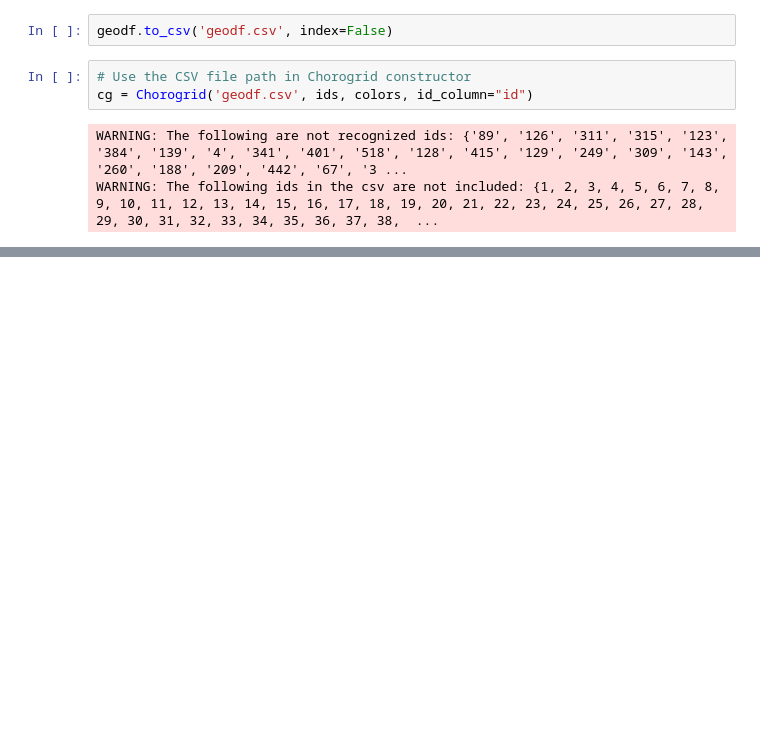
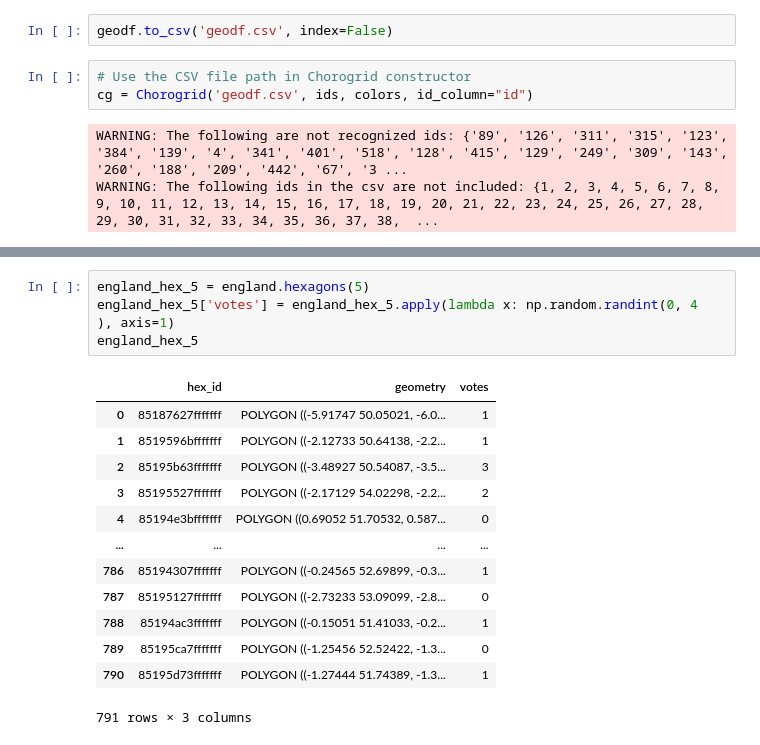
Before and after one commit to willgreen93/UK_election, a Jupyter notebook: interface/interface_new.ipynb, the cells around one changed output, grey strips where cells are left out. Saved outputs shown, nothing was run; the diff lists cells and outputs as text; blank space fills up the shorter version.

```diff
--- a/interface/interface_new.ipynb
+++ b/interface/interface_new.ipynb
@@ -103,0 +117,18 @@ cg.done(save_filename="geo_uk_hex.svg", show=True)
+# %%
+england_hex_5 = england.hexagons(5)
+england_hex_5['votes'] = england_hex_5.apply(lambda x: np.random.randint(0, 4  ), axis=1)
+england_hex_5
+# %% [output]
+|  | hex_id | geometry | votes |
+| 0 | 85187627fffffff | POLYGON ((-5.91747 50.05021, -6.0... | 1 |
+| 1 | 8519596bfffffff | POLYGON ((-2.12733 50.64138, -2.2... | 1 |
+| 2 | 85195b63fffffff | POLYGON ((-3.48927 50.54087, -3.5... | 3 |
+| 3 | 85195527fffffff | POLYGON ((-2.17129 54.02298, -2.2... | 2 |
+| 4 | 85194e3bfffffff | POLYGON ((0.69052 51.70532, 0.587... | 0 |
+| ... | ... | ... | ... |
+| 786 | 85194307fffffff | POLYGON ((-0.24565 52.69899, -0.3... | 1 |
+| 787 | 85195127fffffff | POLYGON ((-2.73233 53.09099, -2.8... | 0 |
+| 788 | 85194ac3fffffff | POLYGON ((-0.15051 51.41033, -0.2... | 1 |
+| 789 | 85195ca7fffffff | POLYGON ((-1.25456 52.52422, -1.3... | 0 |
+| 790 | 85195d73fffffff | POLYGON ((-1.27444 51.74389, -1.3... | 1 |
+791 rows × 3 columns
```
Also changed, not shown: parts of 10 cells of this notebook, 4 other files.
